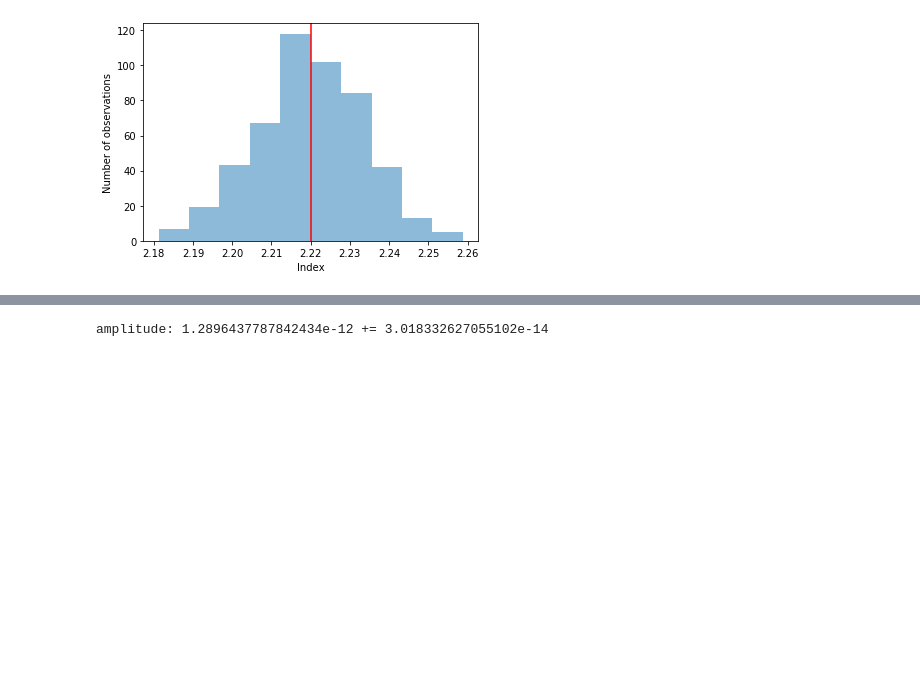
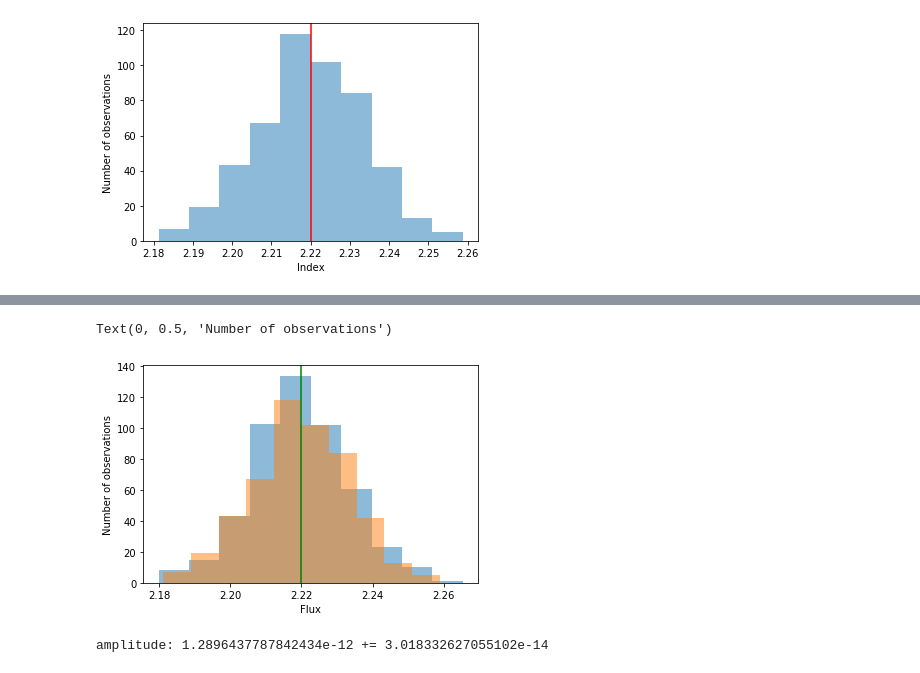
Before and after one commit to Rishank2610/CTA, a Jupyter notebook: spectrum_analysis/M82/exponential_cutoff/l=0.1 n=500.ipynb, the cells around one changed output, grey strips where cells are left out. Cells and saved outputs as stored; diff of their text form; code cells hidden in the pictures; blank space fills up the shorter version.

```diff
--- a/spectrum_analysis/M82/exponential_cutoff/l=0.1 n=500.ipynb
+++ b/spectrum_analysis/M82/exponential_cutoff/l=0.1 n=500.ipynb
@@ -242,3 +265,12 @@ index: 2.219842704584508 += 0.01348043647633226
+# %%
+plt.hist(x=np_hist, bins=10, alpha=0.5)
+plt.hist(index, bins=10, alpha=0.5)
+plt.axvline(x=model_simu.parameters["index"].value, color="green")
+plt.xlabel('Flux')
+plt.ylabel('Number of observations')
+# %% [output]
+Text(0, 0.5, 'Number of observations')
+[figure, added]
 # %%
 amplitude = np.array([_["amplitude"] for _ in results])
 plt.hist(amplitude, bins=10, alpha=0.5)
```
Also changed, not shown: parts of 14 cells of this notebook, 40 other files.
